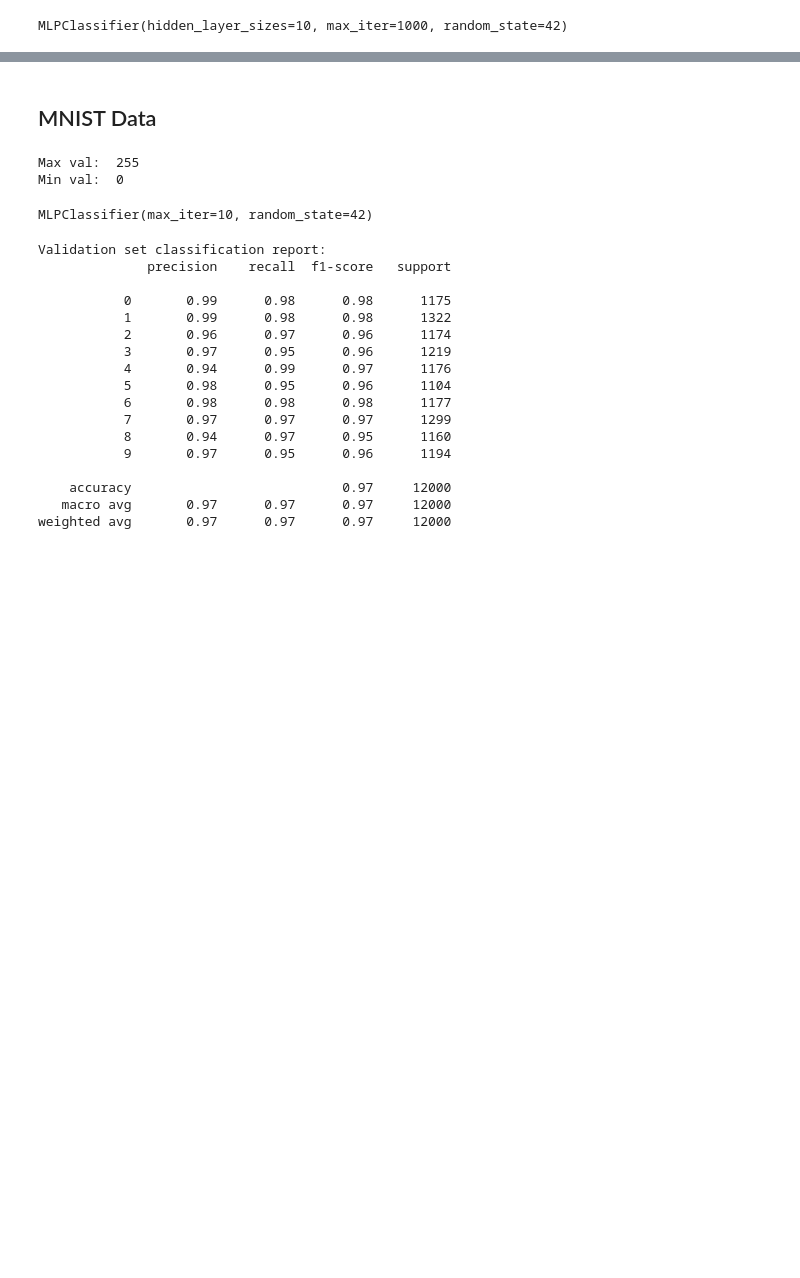
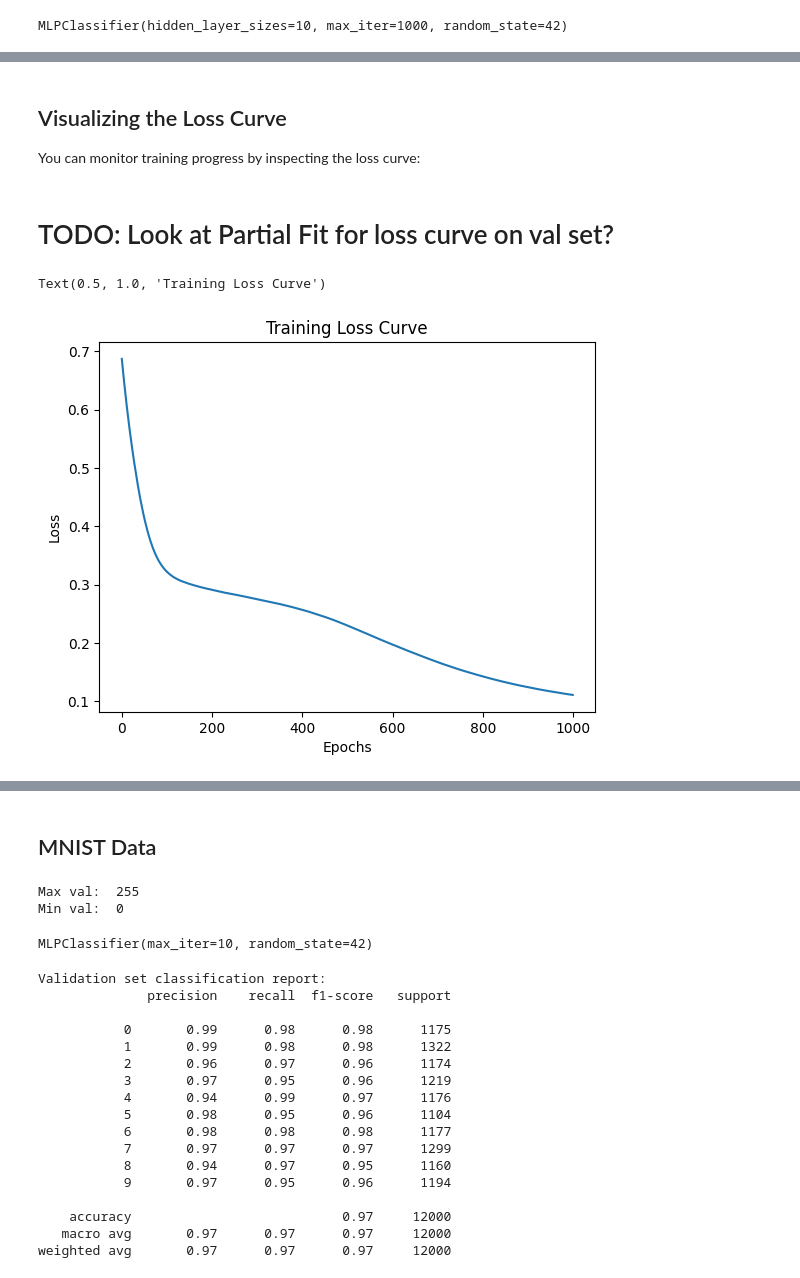
Before and after one commit to rhodes-byu/cs-stat-180, a Jupyter notebook: notebooks/17-mlp-demo.ipynb, the cells around one changed output, grey strips where cells are left out. Drawn from its saved outputs; the diff is of its cells as text; code cells hidden in the pictures; blank space fills up the shorter version.

```diff
--- a/notebooks/17-mlp-demo.ipynb
+++ b/notebooks/17-mlp-demo.ipynb
@@ -99,0 +108,14 @@ plt.show()
+# %% [markdown]
+## Visualizing the Loss Curve
+
+You can monitor training progress by inspecting the loss curve:
+# %% [markdown]
+# TODO: Look at Partial Fit for loss curve on val set?
+# %%
+plt.plot(mlp.loss_curve_)
+plt.xlabel("Epochs")
+plt.ylabel("Loss")
+plt.title("Training Loss Curve")
+# %% [output]
+Text(0.5, 1.0, 'Training Loss Curve')
+[figure, added]
```
Also changed, not shown: parts of 40 cells of this notebook.
